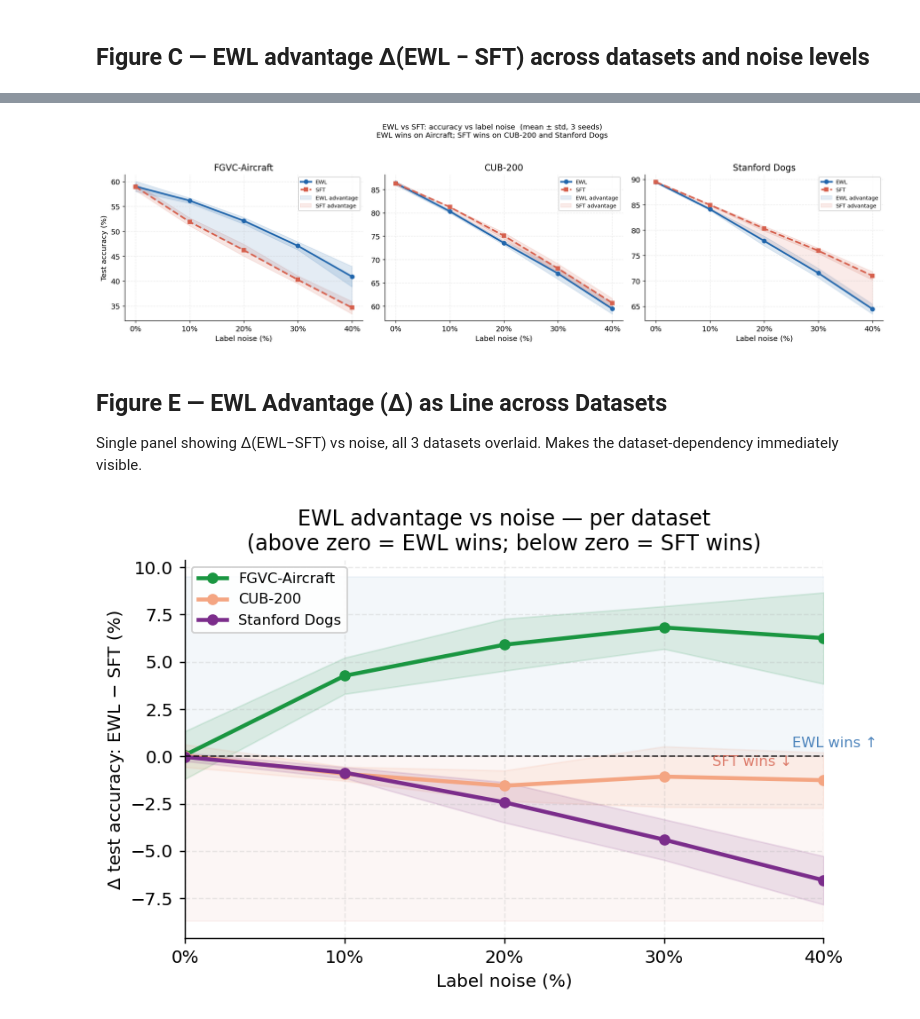
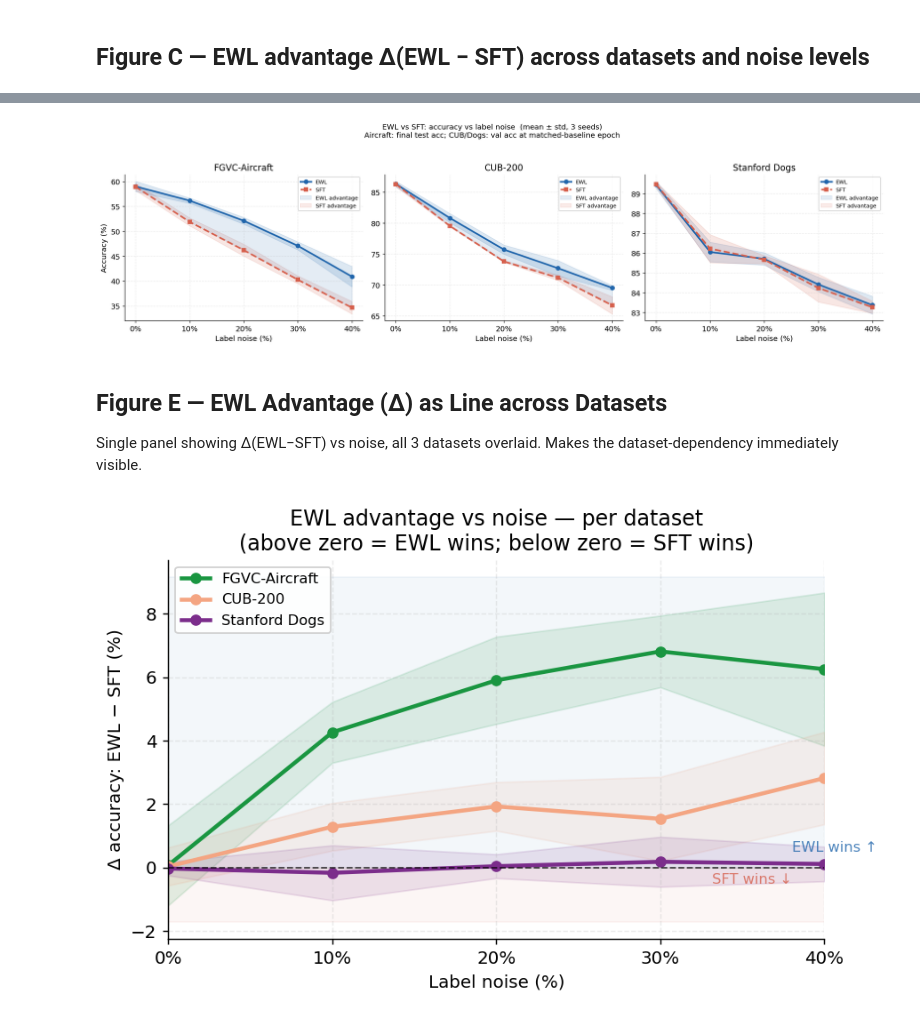
Before and after one commit to brillard1/ewl, a Jupyter notebook: notebooks/analyse_noise_datasets.ipynb, the cells around one changed output, grey strips where cells are left out. Cells and saved outputs as stored; diff of their text form; code cells hidden in the pictures.

```diff
--- a/notebooks/analyse_noise_datasets.ipynb
+++ b/notebooks/analyse_noise_datasets.ipynb
@@ -143,8 +203,8 @@ for ax, ds in zip(axes, datasets):
     y_ewl, e_ewl = [], []
     y_sft, e_sft = [], []
     for v in noise_levels:
-        ewl_v = sub[(sub.condition=="ewl") & (sub.noise_pct==v)]["test_acc"].dropna()
-        sft_v = sub[(sub.condition=="sft") & (sub.noise_pct==v)]["test_acc"].dropna()
+        ewl_v = sub[(sub.condition=="ewl") & (sub.noise_pct==v)]["display_acc"].dropna()
+        sft_v = sub[(sub.condition=="sft") & (sub.noise_pct==v)]["display_acc"].dropna()
         y_ewl.append(ewl_v.mean() if len(ewl_v) else np.nan)
         e_ewl.append(ewl_v.std()  if len(ewl_v) else 0.0)
         y_sft.append(sft_v.mean() if len(sft_v) else np.nan)
@@ -163,11 +223,11 @@ for ax, ds in zip(axes, datasets):
     ax.set_xticks(xs)
     ax.set_xticklabels([f"{int(v)}%" for v in noise_levels])
     ax.set_xlabel("Label noise fraction")
-    ax.set_ylabel("Test accuracy" if ds == datasets[0] else "")
+    ax.set_ylabel("Accuracy" if ds == datasets[0] else "")
     ax.set_title(DS_LABELS.get(ds, ds))
     ax.legend()
 
-plt.suptitle(f"Noise ablation — test accuracy  (rank={NI_RANK}, α={NI_ALPHA}, τ={NI_TEMP})",
+plt.suptitle(f"Noise ablation — accuracy (Aircraft: final test; CUB/Dogs: matched-epoch val)  (rank={NI_RANK}, α={NI_ALPHA}, τ={NI_TEMP})",
              fontsize=12, y=1.02)
 plt.tight_layout()
 plt.savefig("fig_noise_bars_all_datasets.pdf", bbox_inches="tight", dpi=1200)
@@ -215,8 +275,8 @@ for ax, ds in zip(axes, datasets):
     sub = df[df.dataset == ds]
     deltas, delta_errs = [], []
     for v in noise_levels:
-        ewl_v = sub[(sub.condition=="ewl") & (sub.noise_pct==v)]["test_acc"].dropna()
-        sft_v = sub[(sub.condition=="sft") & (sub.noise_pct==v)]["test_acc"].dropna()
+        ewl_v = sub[(sub.condition=="ewl") & (sub.noise_pct==v)]["display_acc"].dropna()
+        sft_v = sub[(sub.condition=="sft") & (sub.noise_pct==v)]["display_acc"].dropna()
         if len(ewl_v) and len(sft_v):
             # Pair by seed where possible
             d = ewl_v.mean() - sft_v.mean()
@@ -241,7 +301,7 @@ for ax, ds in zip(axes, datasets):
     ax.set_xticks(xs)
     ax.set_xticklabels([f"{int(v)}%" for v in noise_levels])
     ax.set_xlabel("Label noise fraction")
-    ax.set_ylabel("Δ test acc  (EWL − SFT)" if ds == datasets[0] else "")
+    ax.set_ylabel("Δ accuracy  (EWL − SFT)" if ds == datasets[0] else "")
     ax.set_title(DS_LABELS.get(ds, ds))
 
 from matplotlib.patches import Patch
@@ -263,8 +323,8 @@ rows = []
 for ds in datasets:
     sub = df[df.dataset == ds]
     for v in noise_levels:
-        ewl_v = sub[(sub.condition=="ewl") & (sub.noise_pct==v)]["test_acc"].dropna()
-        sft_v = sub[(sub.condition=="sft") & (sub.noise_pct==v)]["test_acc"].dropna()
+        ewl_v = sub[(sub.condition=="ewl") & (sub.noise_pct==v)]["display_acc"].dropna()
+        sft_v = sub[(sub.condition=="sft") & (sub.noise_pct==v)]["display_acc"].dropna()
         ewl_str = f"{ewl_v.mean():.4f} ± {ewl_v.std():.4f}" if len(ewl_v) else "—"
         sft_str = f"{sft_v.mean():.4f} ± {sft_v.std():.4f}" if len(sft_v) else "—"
         delta   = f"{ewl_v.mean()-sft_v.mean():+.4f}" if len(ewl_v) and len(sft_v) else "—"
@@ -326,8 +385,8 @@ for ax, ds in zip(axes, datasets):
     y_ewl, y_sft = [], []
     e_ewl, e_sft = [], []
     for v in noise_pcts:
-        ewl_v = sub[(sub.condition=="ewl") & (sub.noise_pct==v)]["test_acc"].dropna()
-        sft_v = sub[(sub.condition=="sft") & (sub.noise_pct==v)]["test_acc"].dropna()
+        ewl_v = sub[(sub.condition=="ewl") & (sub.noise_pct==v)]["display_acc"].dropna()
+        sft_v = sub[(sub.condition=="sft") & (sub.noise_pct==v)]["display_acc"].dropna()
         y_ewl.append(ewl_v.mean() if len(ewl_v) else float("nan"))
         y_sft.append(sft_v.mean() if len(sft_v) else float("nan"))
         e_ewl.append(ewl_v.std()  if len(ewl_v) else 0)
@@ -352,20 +411,20 @@ for ax, ds in zip(axes, datasets):
                     alpha=0.12, color=C["sft"], label="SFT advantage")
 
     ax.set_xlabel("Label noise (%)")
-    ax.set_ylabel("Test accuracy (%)" if ds == datasets[0] else "")
+    ax.set_ylabel("Accuracy (%)" if ds == datasets[0] else "")
     ax.set_title(DS_LABELS.get(ds, ds))
     ax.set_xticks(noise_pcts)
     ax.set_xticklabels([f"{int(v)}%" for v in noise_pcts])
     ax.legend(fontsize=8)
 
 plt.suptitle("EWL vs SFT: accuracy vs label noise  (mean ± std, 3 seeds)\n"
-             "EWL wins on Aircraft; SFT wins on CUB-200 and Stanford Dogs",
+             "Aircraft: final test acc; CUB/Dogs: val acc at matched-baseline epoch",
              fontsize=11, y=1.04)
 plt.tight_layout()
 plt.savefig("fig_noise_lineplots_all_datasets.pdf", bbox_inches="tight", dpi=1200)
 plt.show()
 # %% [output]
-[figure, old version]
+[figure, new version]
 # %% [markdown]
 ## Figure E — EWL Advantage (Δ) as Line across Datasets
 Single panel showing Δ(EWL−SFT) vs noise, all 3 datasets overlaid. Makes the dataset-dependency immediately visible.
@@ -383,36 +442,36 @@ for ds in datasets:
     noise_pcts = sorted(sub["noise_pct"].unique())
     deltas, errs = [], []
     for v in noise_pcts:
-        ewl_v = sub[(sub.condition=="ewl") & (sub.noise_pct==v)]["test_acc"].dropna()
-        sft_v = sub[(sub.condition=="sft") & (sub.noise_pct==v)]["test_acc"].dropna()
+        ewl_v = sub[(sub.condition=="ewl") & (sub.noise_pct==v)]["display_acc"].dropna()
+        sft_v = sub[(sub.condition=="sft") & (sub.noise_pct==v)]["display_acc"].dropna()
         if len(ewl_v) and len(sft_v):
             d = (ewl_v.mean() - sft_v.mean()) * 100
             e = np.sqrt(ewl_v.std()**2 + sft_v.std()**2) * 100
         else:
             d, e = np.nan, 0
         deltas.append(d)
         errs.append(e)
     deltas = np.array(deltas); errs = np.array(errs)
     col = DS_LINE_COLORS.get(ds, "gray")
     ax.plot(noise_pcts, deltas, color=col, lw=2.5, marker="o", ms=6, label=DS_LABELS.get(ds, ds))
     ax.fill_between(noise_pcts, deltas - errs, deltas + errs, color=col, alpha=0.12)
 
 ax.axhline(0, color="black", lw=1.0, ls="--", alpha=0.7)
 ax.fill_between(ax.get_xlim(), 0, ax.get_ylim()[1] if ax.get_ylim()[1] > 0 else 8,
                 color=C["ewl"], alpha=0.05)
 ax.fill_between(ax.get_xlim(), ax.get_ylim()[0] if ax.get_ylim()[0] < 0 else -8, 0,
                 color=C["sft"], alpha=0.05)
 ax.set_xlim(min(noise_pcts), max(noise_pcts))
 ax.set_xlabel("Label noise (%)")
-ax.set_ylabel("Δ test accuracy: EWL − SFT (%)")
+ax.set_ylabel("Δ accuracy: EWL − SFT (%)")
 ax.set_title("EWL advantage vs noise — per dataset\n(above zero = EWL wins; below zero = SFT wins)")
 ax.set_xticks(noise_pcts)
 ax.set_xticklabels([f"{int(v)}%" for v in noise_pcts])
 ax.legend()
 ax.text(38, 0.5, "EWL wins ↑", color=C["ewl"], fontsize=9, alpha=0.8)
 ax.text(38, -0.5, "SFT wins ↓", color=C["sft"], fontsize=9, ha="right", alpha=0.8)
 plt.tight_layout()
 plt.savefig("fig_noise_delta_lines_all_datasets.pdf", bbox_inches="tight", dpi=1200)
 plt.show()
 # %% [output]
-[figure, old version]
+[figure, new version]
```
Also changed, not shown: parts of 7 cells of this notebook, 11 other files.
